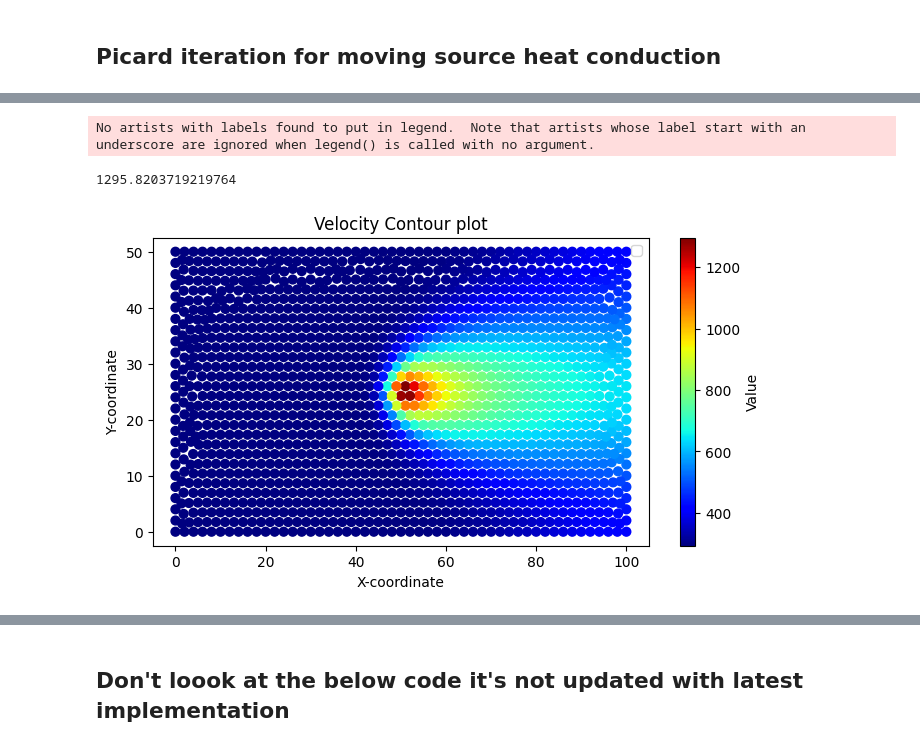
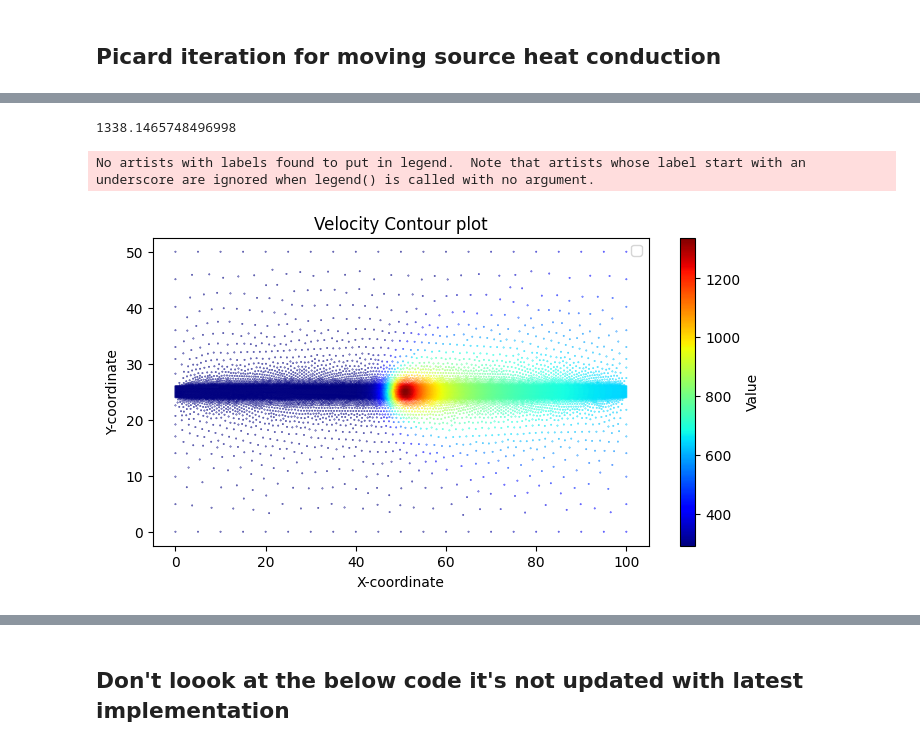
Before and after one commit to me21b172/ME5204-Project, a Jupyter notebook: Anuj/project.ipynb, the cells around one changed output, grey strips where cells are left out. Cells and saved outputs as stored; diff of their text form; code cells hidden in the pictures.

```diff
--- a/Anuj/project.ipynb
+++ b/Anuj/project.ipynb
@@ -67,18 +69,23 @@ def NeumannBoundaryCondition(x,y):
 #################
 class RectangularMesh:
     '''Class specific to IITM mesh'''
-    def __init__(self, mesh_factor,geo_file,values) -> None:
-        self.createMesh(mesh_factor,geo_file)
+    def __init__(self, meshFactorForEntireSurface,meshFactorForPatchSurface,geo_file,values) -> None:
+        self.createMesh(meshFactorForEntireSurface=meshFactorForEntireSurface,meshFactorForPatchSurface=meshFactorForPatchSurface,geo_file=geo_file)
         self.Temperature = (np.ones((1,len(self.coords)))*values).T
         self.M,self.A,self.K,self.S = self.Create_Matrices_2D()
         self.Boundary = self.CreateNeumannBCMAtrix()
 
-    def createMesh(self,mesh_factor,geo_file):
+    def createMesh(self,meshFactorForEntireSurface,meshFactorForPatchSurface,geo_file):
         '''Create Mesh File'''
         import gmsh
+        surfaceID = [3]
         gmsh.initialize()
         gmsh.open(geo_file)
-        gmsh.option.setNumber("Mesh.MeshSizeFactor", mesh_factor)
+        gmsh.option.setNumber("Mesh.MeshSizeFactor", meshFactorForEntireSurface)
+        gmsh.model.mesh.field.add("Constant", 1)  # Add a constant field with ID 1
+        gmsh.model.mesh.field.setNumber(1, "VIn", meshFactorForPatchSurface)  # Set mesh size factor for Plane 3 to 1
+        gmsh.model.mesh.field.setNumbers(1, "SurfacesList", surfaceID)
+        gmsh.model.mesh.field.setAsBackgroundMesh(1)
         gmsh.model.mesh.generate(2)
         mesh_filename = 'Rectangular.msh'
         gmsh.write(mesh_filename)
@@ -120,17 +127,20 @@ class RectangularMesh:
         K = np.zeros((n,n))
         F = np.zeros((n,1))
         for ele in range(len(triNodesTags)):
-            coordinates = coords[triNodesTags[ele]-1].T           #coordinates is dim * no. of points matrix
-            Temperature = Temp[triNodesTags[ele]-1].reshape(-1,1)
+            dN = np.array([[-1,1,0],[-1,0,1]]).T        #grad phi
+            coordinates = (coords[triNodesTags[ele]-1].T).copy()           #coordinates is dim * no. of points matrix
+            Temperature = (Temp[triNodesTags[ele]-1].reshape(-1,1)).copy()
+            if np.linalg.det(coordinates @ dN) < 0 :
+                triNodesTags[ele][[0,1]] = triNodesTags[ele][[1,0]]
+            coordinates = (coords[triNodesTags[ele]-1].T).copy()           #coordinates is dim * no. of points matrix
+            Temperature = (Temp[triNodesTags[ele]-1].reshape(-1,1)).copy()
             rho_cp_element = 1
             for gpts in range(gaussPoints):
                 pt = points_2D[gaussPoints][gpts]
                 N = np.array([1-pt[0]-pt[1], pt[0], pt[1]]).reshape(1,-1)
-
                 dN = np.array([[-1,1,0],[-1,0,1]]).T        #grad phi
                 k_element = Kappa((N@Temperature)[0][0])                          # thermal conductivity
                 rho_cp = rho((N@Temperature)[0][0]) * Cp((N@Temperature)[0][0])     # density * heat capacity
-                # print(rho_cp)
                 Jac_T = coordinates @ dN
                 Jac_T_inv = np.linalg.inv(Jac_T)
                 det_jac = np.linalg.det(Jac_T)
@@ -138,7 +148,8 @@ class RectangularMesh:
                 # print((Jac_T_inv@dN).shape)
                 temp = (dN@Jac_T_inv)[:,0].reshape(-1,1)
                 k = rho_cp*vo*(N.T@temp.T)*det_jac*weights_2D[gaussPoints][gpts]
-
+                if det_jac < 0:
+                    print('fv')
                 a = (dN@Jac_T_inv)@((dN@Jac_T_inv).T)*det_jac*weights_2D[gaussPoints][gpts]*k_element
                 X = (coordinates @ N.T).reshape(-1)
                 # print([triNodesTags[ele]-1])
@@ -202,2 +219,0 @@ def PicardIteration(mesh_size_factor):
-# %%
-T,mesh = PicardIteration(mesh_size_factor = 2)
@@ -215,0 +268,2 @@ Error after iteration 11 is 2.2958898931038178e-05
+# %%
+T,mesh = PicardIterationSparse(meshFactorForEntireSurface = 2.5,meshFactorForPatchSurface=0.07)
@@ -216,14 +283,14 @@ Error after iteration 11 is 2.2958898931038178e-05
 # %%
 print(np.max(T))
 plt.figure(figsize=(8,4))
 plt.xlabel('X-coordinate')
 plt.ylabel('Y-coordinate')
 plt.title('Velocity Contour plot')
-scatter = plt.scatter(mesh.coords[:, 0], mesh.coords[:, 1], c=T, cmap='jet', s=40, edgecolor=None)
+scatter = plt.scatter(mesh.coords[:, 0], mesh.coords[:, 1], c=T, cmap='jet', s=.1, edgecolor=None)
 plt.legend()
 plt.colorbar(scatter, label='Value')
 plt.show()
 # %% [output]
-No artists with labels found to put in legend.  Note that artists whose label start with an underscore are ignored when legend() is called with no argument.
+1338.1465748496998
-1295.8203719219764
+No artists with labels found to put in legend.  Note that artists whose label start with an underscore are ignored when legend() is called with no argument.
-[figure, old version]
+[figure, new version]
```
Also changed, not shown: parts of 18 cells of this notebook, 2 other files.
